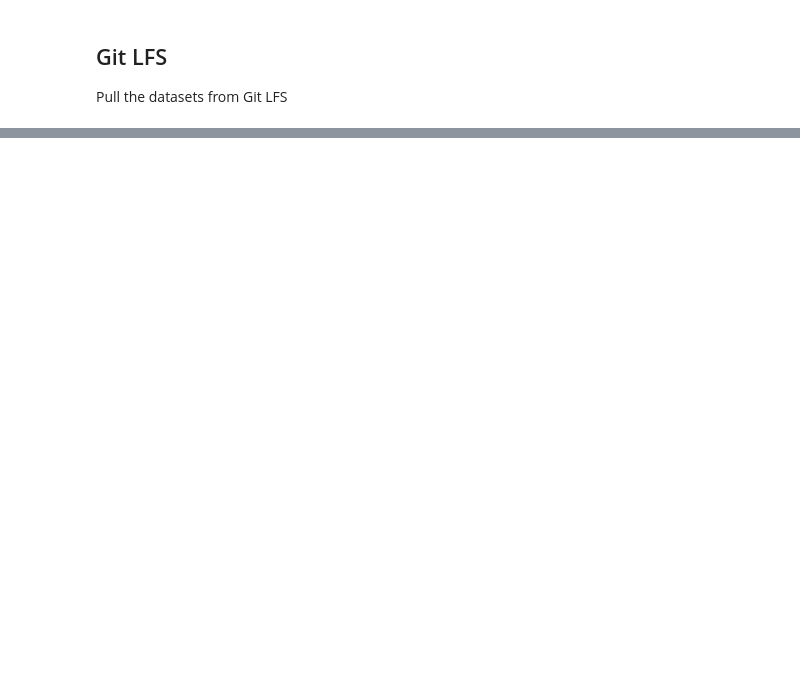
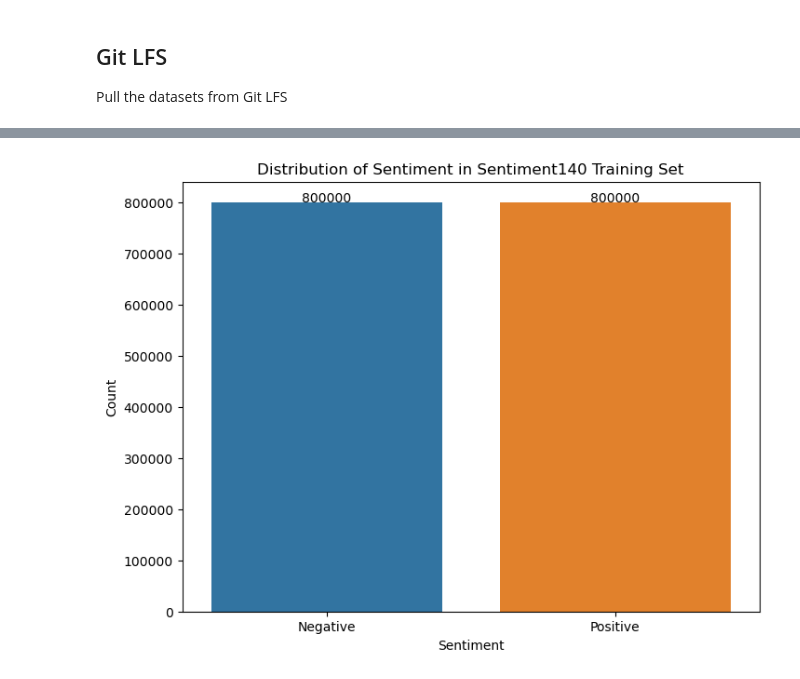
Before and after one commit to subsystem3/project, a Jupyter notebook: project.ipynb, the cells around one changed output, grey strips where cells are left out. Drawn from its saved outputs; the diff is of its cells as text; code cells hidden in the pictures; blank space fills up the shorter version.

Commit message:
train models

```diff
--- a/project.ipynb
+++ b/project.ipynb
@@ -3,3 +5,6 @@
+# %%
+SENTIMENT140_TRAIN = "datasets/training.1600000.processed.noemoticon.csv"
+SENTIMENT140_FIELDS = ["target", "ids", "date", "flag", "user", "text"]
 # %% [markdown]
 ## Git LFS
 
@@ -12,0 +80,7 @@ Pull the datasets from Git LFS
+# %%
+df_train = pd.read_csv(
+    SENTIMENT140_TRAIN,
+    encoding="ISO-8859-1",
+    names=SENTIMENT140_FIELDS,
+    header=None,
+)
@@ -85,0 +119,17 @@ Confusion Matrix:
+# %%
+# SHOW SENTIMENT DISTRIBUTION IN TRAINING SET
+distribution = df_train["target"].value_counts()
+plt.figure(figsize=(8, 6))
+sns.barplot(x=distribution.index, y=distribution.values)
+plt.title("Distribution of Sentiment in Sentiment140 Training Set")
+plt.xlabel("Sentiment")
+plt.ylabel("Count")
+plt.xticks([0, 1], ["Negative", "Positive"])
+
+# ADD COUNTS ABOVE THE BARS
+for i, v in enumerate(distribution.values):
+    plt.text(i, v, str(v), ha="center")
+
+plt.show()
+# %% [output]
+[figure, added]
```
Also changed, not shown: parts of 51 cells of this notebook, 9 other files.
